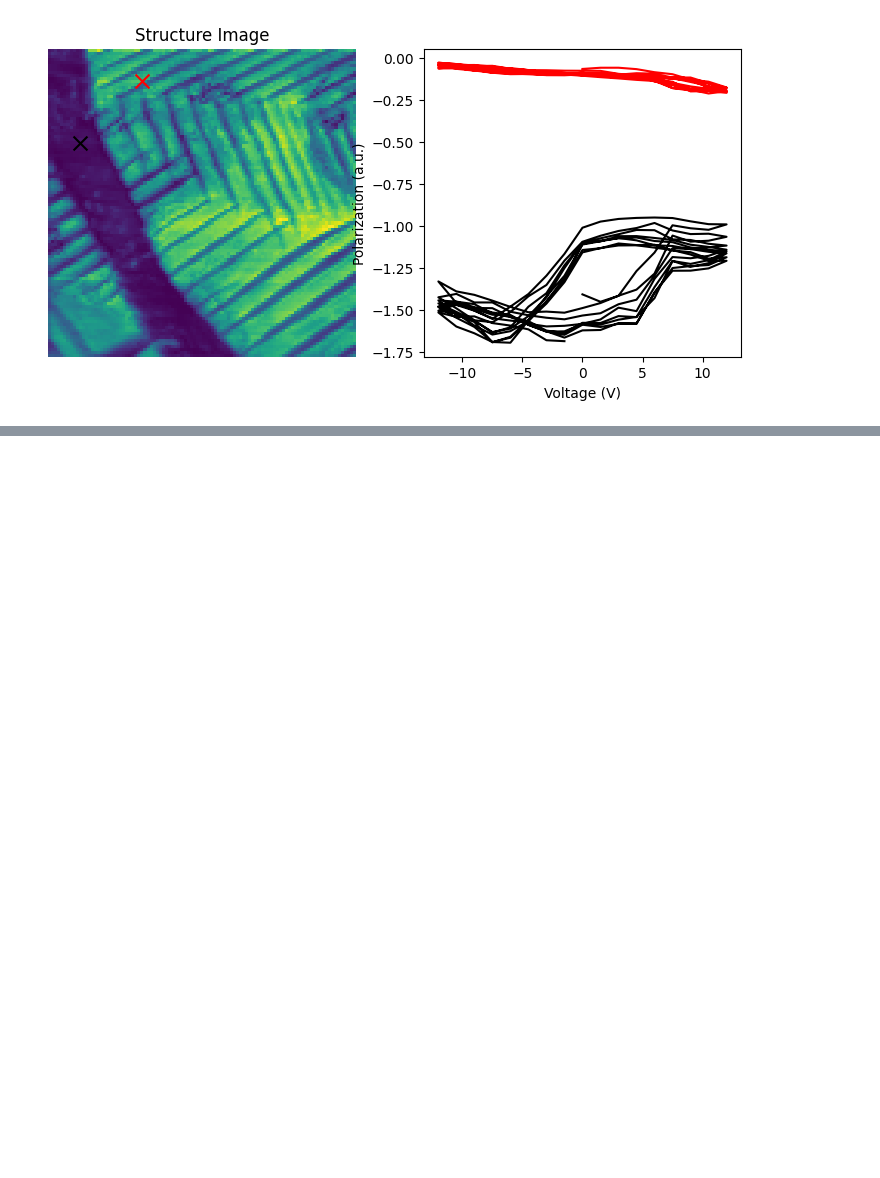
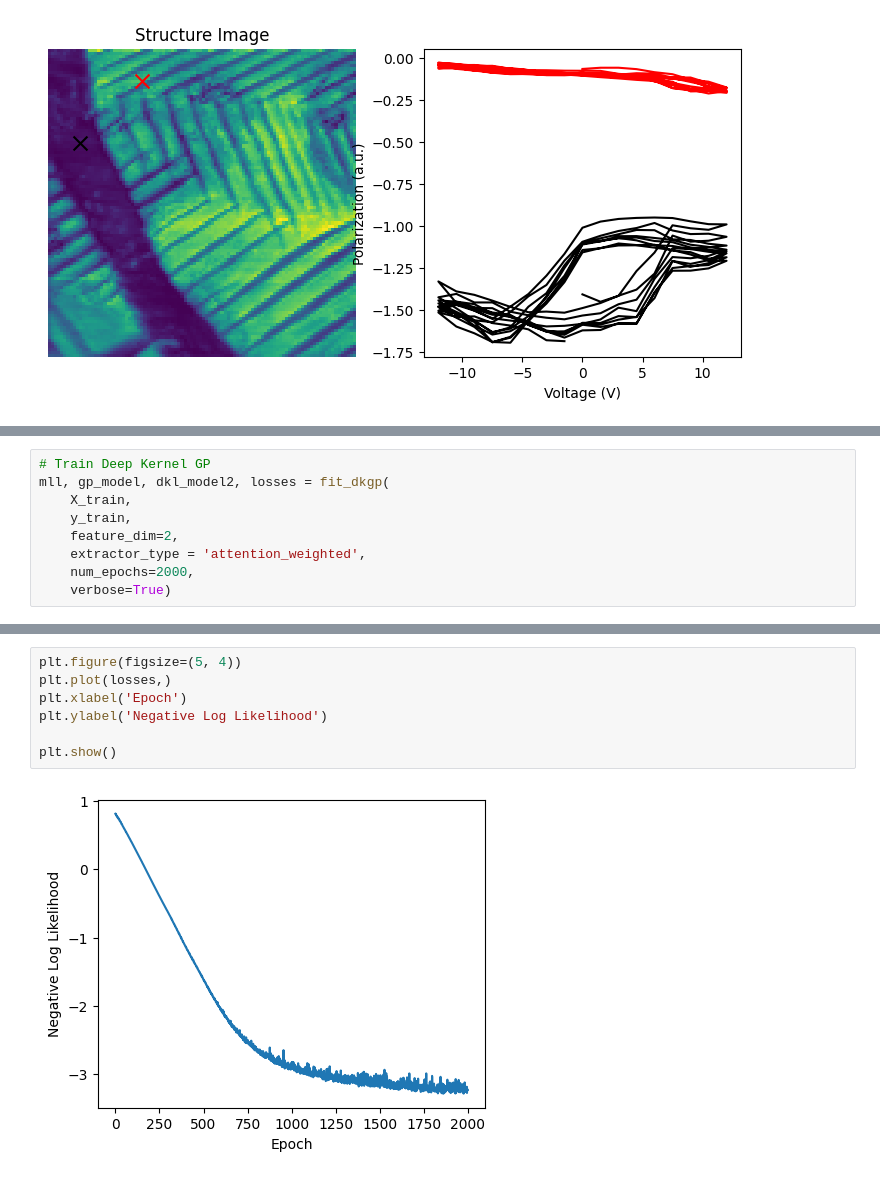
Before and after one commit to yongtaoliu/DKLGPR, a Jupyter notebook: DKGPR_BEPS.ipynb, the cells around one changed output, grey strips where cells are left out. Drawn from its saved outputs; the diff is of its cells as text; blank space fills up the shorter version.

```diff
--- a/DKGPR_BEPS.ipynb
+++ b/DKGPR_BEPS.ipynb
@@ -333,0 +320,9 @@ Overall: Model uses very focused attention
+# %%
+# Train Deep Kernel GP
+mll, gp_model, dkl_model2, losses = fit_dkgp(
+    X_train,
+    y_train,
+    feature_dim=2,
+    extractor_type = 'attention_weighted',
+    num_epochs=2000,
+    verbose=True)
@@ -333,0 +347,9 @@ Overall: Model uses very focused attention
+# %%
+plt.figure(figsize=(5, 4))
+plt.plot(losses,)
+plt.xlabel('Epoch')
+plt.ylabel('Negative Log Likelihood')
+
+plt.show()
+# %% [output]
+[figure, added]
```
Also changed, not shown: parts of 16 cells of this notebook, 2 other files.
